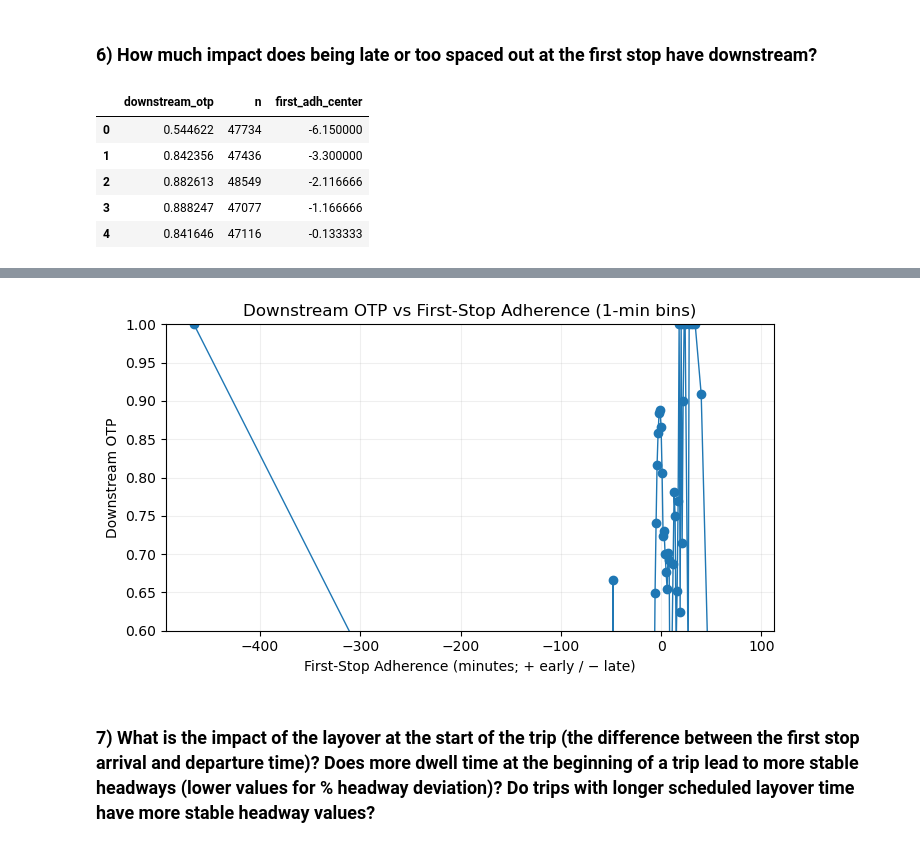
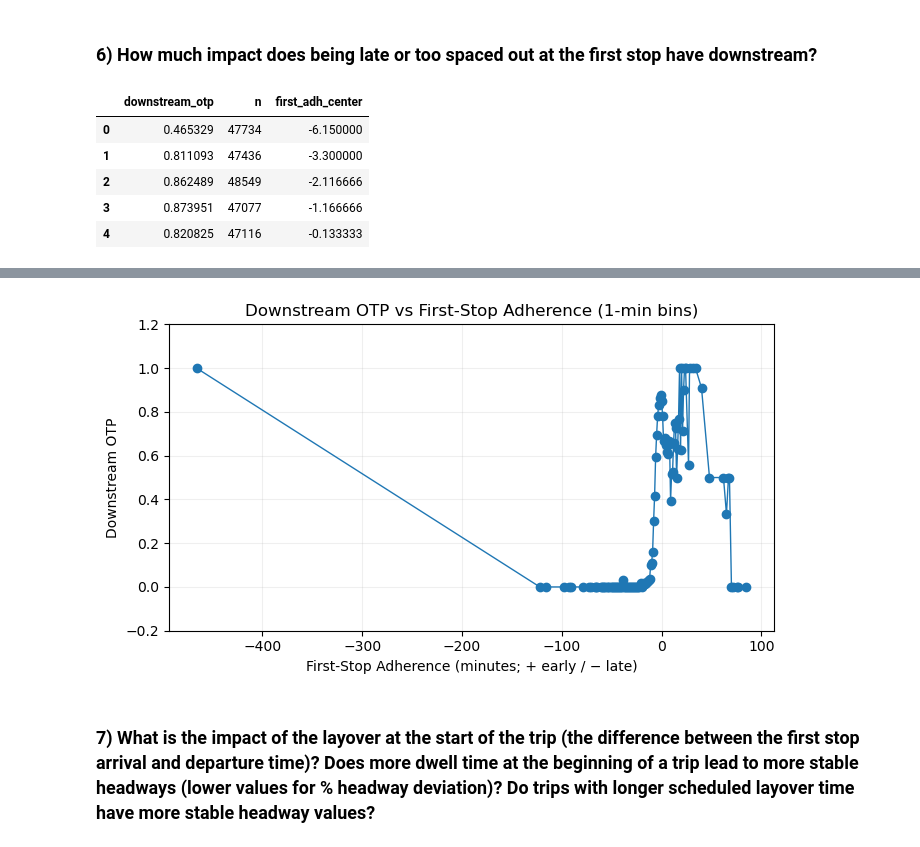
Before and after one commit to NewForce-Cohort-11-Data/wego-brake-it-easy, a Jupyter notebook: notebooks/WeGo-brake-it-easy-mclphlps.ipynb, the cells around one changed output, grey strips where cells are left out. Cells and saved outputs as stored; diff of their text form; code cells hidden in the pictures.

Commit message:
is_ontime == 1 where ADJUSTED_EARLY_COUNT == 1 AND TRIP_EDGE == 2 fixed

```diff
--- a/notebooks/WeGo-brake-it-easy-mclphlps.ipynb
+++ b/notebooks/WeGo-brake-it-easy-mclphlps.ipynb
@@ -424,21 +424,22 @@ if "TIME_POINT_ABBR" in wego.columns:
     wego["timepoint_name"] = wego["timepoint_name"].fillna(wego["TIME_POINT_ABBR"])
 
 
-# 0.5 Headway features, OTP-ready filtering, policy flags & labels
-# - What: Compute headway % deviation; create OTP-ready view; apply waiver logic; label classes.
-# - Why: Produce accurate, policy-aligned KPIs and consistent analysis rows.
-# - How: Guard against zero headway; filter missing/cancelled rows; override TRIP_EDGE==2 as on-time; derive otp_label.
-# - Supports: Q1 (OTP baseline), Q2–Q5 (route/time/operator effects & correlations), Q6–Q8 (trip-level).
+# 0.5 Headway features, OTP-ready filtering, policy flags & labels (correct TRIP_EDGE rule)
+# - What: Compute headway % deviation; create OTP-ready view; apply *end-of-trip* early waiver correctly; label classes.
+# - Why: Produce accurate, policy-aligned KPIs—end-of-trip early is OK, but late at end stays late.
+# - How: Derive flags from ADJUSTED_* counts; for TRIP_EDGE==2, flip Early→On-time only when not Late; keep Late as-is; relabel.
+# - Supports: Q1 (OTP baseline), Q2–Q5 (route/time/operator), Q6–Q8 (trip-level), Q9 (headway context).
 
+# Headway % deviation (guard denominator)
 if {"HDWY_DEV","SCHEDULED_HDWY"}.issubset(wego.columns):
-    valid_hdwy = (wego["SCHEDULED_HDWY"] > 0)
+    valid_hdwy = (pd.to_numeric(wego["SCHEDULED_HDWY"], errors="coerce") > 0)
     wego["hdwy_pct_dev"] = np.where(valid_hdwy, wego["HDWY_DEV"]/wego["SCHEDULED_HDWY"], np.nan)
-    wego["hdwy_pct_dev_clip"] = wego["hdwy_pct_dev"].clip(0, 3)  # 0–300% for visuals
+    wego["hdwy_pct_dev_clip"] = wego["hdwy_pct_dev"].clip(0, 3)  # visuals only
 else:
     wego["hdwy_pct_dev"] = np.nan
     wego["hdwy_pct_dev_clip"] = np.nan
 
-# Build OTP-ready dataset (keep full population separately for reference)
+# OTP-ready subset (keep a “full” copy separately)
 wego_all = wego
 mask_keep = (
     wego_all.get("SCHEDULED_TIME", pd.Series(index=wego_all.index)).notna()
@@ -447,29 +448,42 @@ mask_keep = (
 )
 wego_otp = wego_all.loc[mask_keep].copy()
 
-# Adjusted flags (mutually exclusive) and policy override at trip end
+# --- Adjusted flags from ADJUSTED_* counts (mutually exclusive by construction) ---
 for col, src in [("is_early","ADJUSTED_EARLY_COUNT"),
                  ("is_late","ADJUSTED_LATE_COUNT"),
                  ("is_ontime","ADJUSTED_ONTIME_COUNT")]:
     if src in wego_otp.columns:
-        wego_otp[col] = (wego_otp[src] > 0).astype(int)
+        wego_otp[col] = (pd.to_numeric(wego_otp[src], errors="coerce").fillna(0) > 0).astype(int)
     else:
         wego_otp[col] = 0
 
+# --- End-of-trip policy (TRIP_EDGE == 2): Early is acceptable → treat as On-time; do NOT override Late ---
 if "TRIP_EDGE" in wego_otp.columns:
-    at_end = wego_otp["TRIP_EDGE"].eq(2)
-    wego_otp.loc[at_end, ["is_early","is_late","is_ontime"]] = (0,0,1)
+    at_end = (pd.to_numeric(wego_otp["TRIP_EDGE"], errors="coerce") == 2)
+
+    # Count how many will be converted (diagnostic only)
+    to_convert = (at_end) & (wego_otp["is_early"] == 1) & (wego_otp["is_late"] == 0)
+    print(f"End-of-trip early→on-time conversions: {int(to_convert.sum()):,}")
+
+    # Convert Early→On-time at the trip end (only if not Late)
+    wego_otp.loc[to_convert, ["is_early","is_ontime"]] = (0, 1)
+
+    # Important: leave any Late rows at trip end untouched
+    # (i.e., if is_late==1, we keep it late regardless of early/ontime counts)
 
 # Safety: no row should be both early and late
 assert ((wego_otp["is_early"] + wego_otp["is_late"]) <= 1).all(), "Row cannot be both early and late"
 
-# Label and clip (for visuals only)
+# Label for convenience (priority: on-time > late > early after policy)
 wego_otp["otp_label"] = np.select(
     [wego_otp["is_ontime"].eq(1), wego_otp["is_late"].eq(1), wego_otp["is_early"].eq(1)],
     ["On-time","Late","Early"], default="Unclassified"
 )
+
+# Visual helper (does not affect metrics)
 if "ADHERENCE" in wego_otp.columns:
     wego_otp["ADHERENCE_clip"] = wego_otp["ADHERENCE"].clip(-30, 15)
+
 
 # Ensure readable labels are filled in OTP view
 for col, fb in [("route_name","ROUTE_ABBR"), ("timepoint_name","TIME_POINT_ABBR")]:
@@ -1894,15 +1909,15 @@ else:
     plt.title("Downstream OTP vs First-Stop Adherence (1-min bins)")
     plt.xlabel("First-Stop Adherence (minutes; + early / − late)")
     plt.ylabel("Downstream OTP")
-    plt.ylim(0.6, 1.0)
+    plt.ylim(-0.2, 1.2)
     plt.grid(alpha=0.2)
     plt.tight_layout()
     plt.show()
 # %% [output]
 |  | downstream_otp | n | first_adh_center |
-| 0 | 0.544622 | 47734 | -6.150000 |
-| 1 | 0.842356 | 47436 | -3.300000 |
-| 2 | 0.882613 | 48549 | -2.116666 |
-| 3 | 0.888247 | 47077 | -1.166666 |
-| 4 | 0.841646 | 47116 | -0.133333 |
+| 0 | 0.465329 | 47734 | -6.150000 |
+| 1 | 0.811093 | 47436 | -3.300000 |
+| 2 | 0.862489 | 48549 | -2.116666 |
+| 3 | 0.873951 | 47077 | -1.166666 |
+| 4 | 0.820825 | 47116 | -0.133333 |
 |  | first_adh_round | downstream_otp | n |
@@ -1919,4 +1934,4 @@ else:
-[figure, old version]
+[figure, new version]
 # %% [markdown]
 ### 7) What is the impact of the layover at the start of the trip (the difference between the first stop arrival and departure time)? Does more dwell time at the beginning of a trip lead to more stable headways (lower values for % headway deviation)? Do trips with longer scheduled layover time have more stable headway values?
 # %%
```
Also changed, not shown: parts of 9 cells of this notebook.
